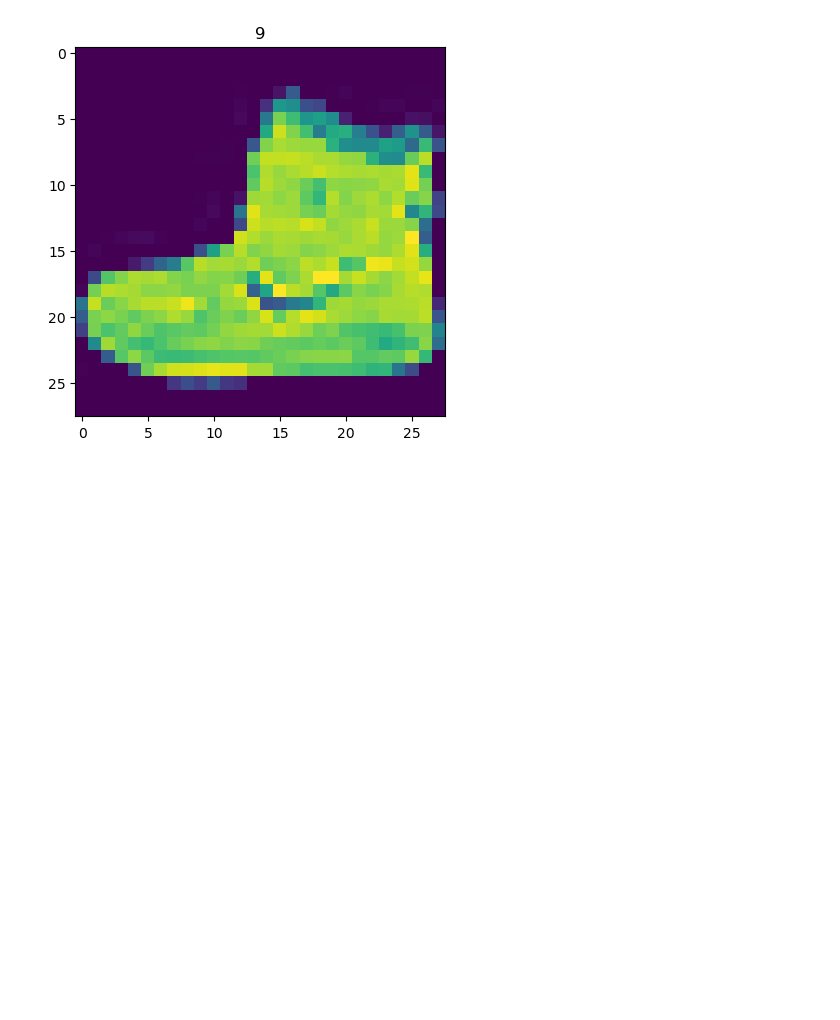
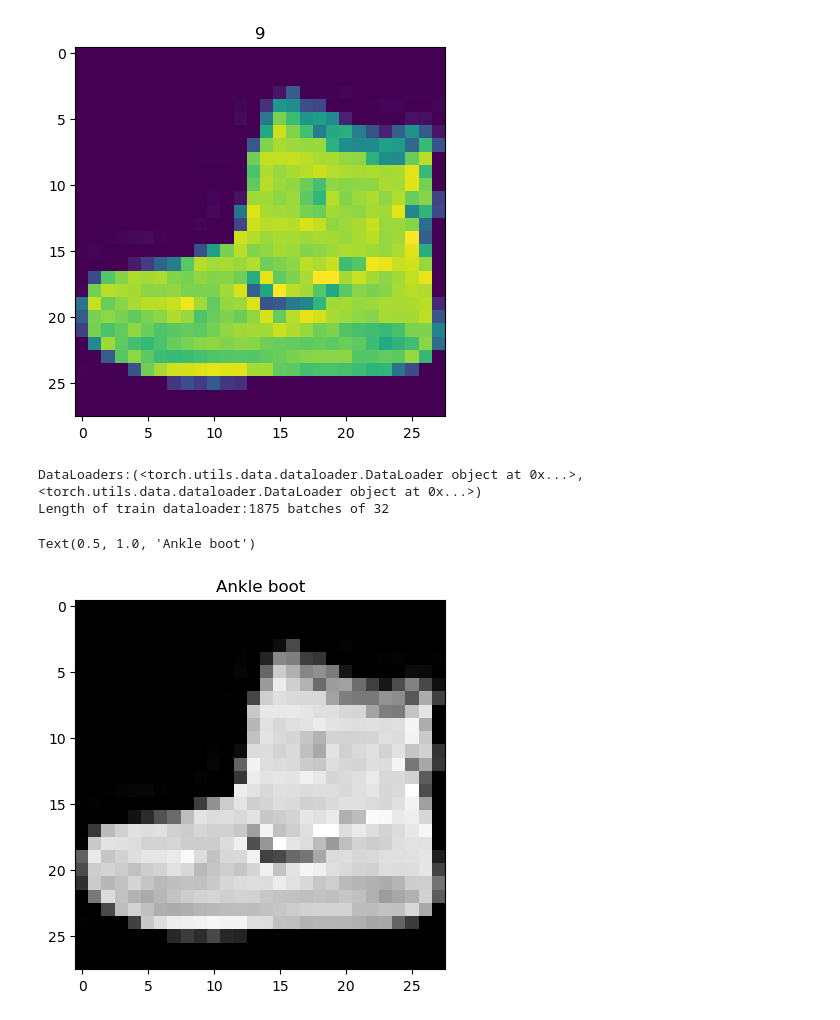
Before and after one commit to Darshan2082002/Python-Project-for-my-understanding, a Jupyter notebook: Pytorch File/Chapter_3.ipynb, the cells around one changed output. Cells and saved outputs as stored; diff of their text form; code cells hidden in the pictures; blank space fills up the shorter version.

```diff
--- a/Pytorch File/Chapter_3.ipynb
+++ b/Pytorch File/Chapter_3.ipynb
@@ -81,3 +81,19 @@ plt.title(label)
 Image shape: torch.Size([1, 28, 28])
 Text(0.5, 1.0, '9')
 [figure]
+# %%
+from torch.utils.data import DataLoader
+BATCH_SIZE=32
+train_dataloader=DataLoader(train_data,batch_size=BATCH_SIZE,shuffle=True)
+test_dataloader=DataLoader(test_data,batch_size=BATCH_SIZE,shuffle=True)
+print(f"DataLoaders:{train_dataloader,test_dataloader}")
+print(f"Length of train dataloader:{len(train_dataloader)} batches of {BATCH_SIZE}")
+# %% [output]
+DataLoaders:(<torch.utils.data.dataloader.DataLoader object at 0x...>, <torch.utils.data.dataloader.DataLoader object at 0x...>)
+Length of train dataloader:1875 batches of 32
+# %%
+plt.imshow(image.squeeze(),cmap="gray")
+plt.title(class_names[label])
+# %% [output]
+Text(0.5, 1.0, 'Ankle boot')
+[figure, added]
```
Also changed, not shown: parts of 9 cells of this notebook, 1 other file.
